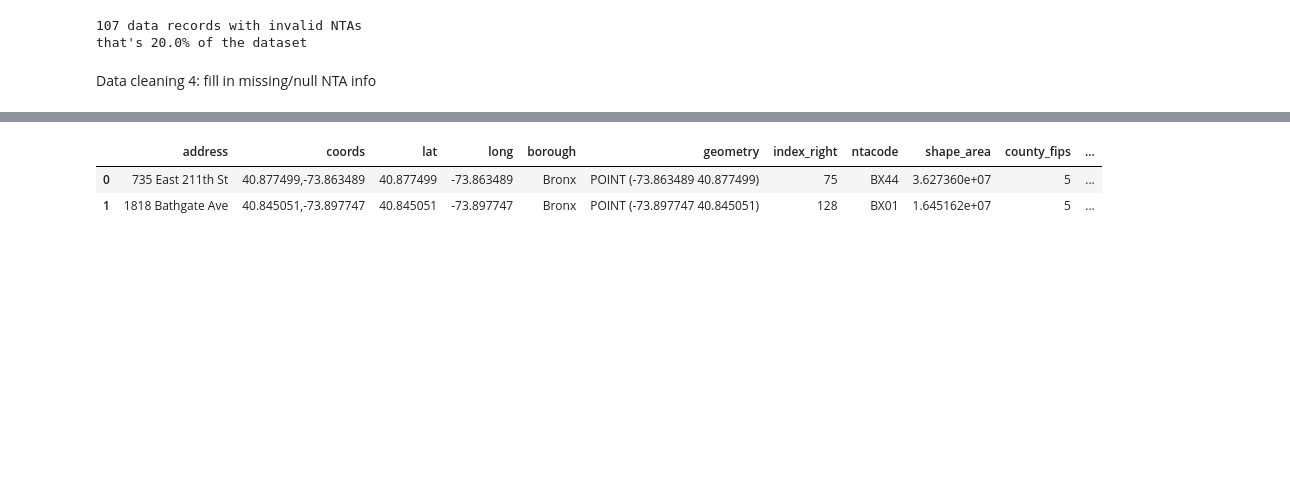
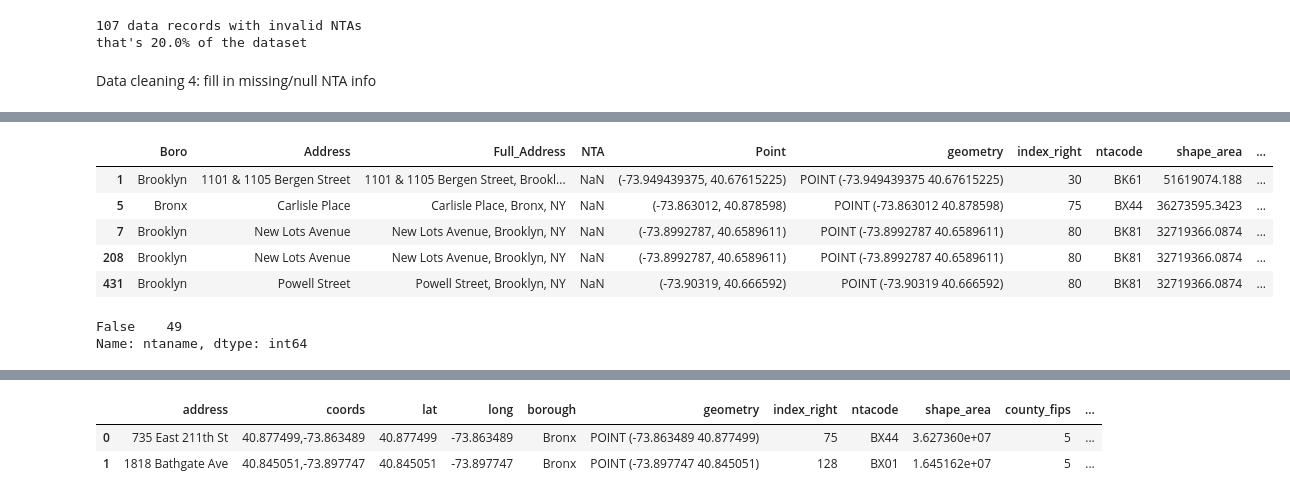
Before and after one commit to leonaisabelle/CUSP-ADS-Project, a Jupyter notebook: preprocessing_notebooks/NYC_Gardens.ipynb, the cells around one changed output, grey strips where cells are left out. Cells and saved outputs as stored; diff of their text form; code cells hidden in the pictures; blank space fills up the shorter version.

Commit message:
Combined combined gardens woohoo

```diff
--- a/preprocessing_notebooks/NYC_Gardens.ipynb
+++ b/preprocessing_notebooks/NYC_Gardens.ipynb
@@ -97,0 +134,3 @@ gardens[gardens.NTA.isnull()].shape
+# %%
+data['Point'] = data.Full_Address.apply(geocode).apply(lambda loc: tuple([loc.point[1], loc.point[0]]) if loc else None)
+data.head()
@@ -97,0 +176,17 @@ gardens[gardens.NTA.isnull()].shape
+# %%
+from shapely.geometry import Point
+import geopandas as gpd
+
+def make_gdf(df, point_col_name='Point'): # eg data.Point
+    df['geometry'] = df[point_col_name].apply(Point)
+    gdf = gpd.GeoDataFrame(df, geometry='geometry')
+    return gdf
+# %%
+# spatial join w nta
+# first, convert to dataframe
+
+gdf = make_gdf(data[data.Point.notnull()])
+gdf.head()
+
+# set projection for gardens to a compatible one
+# gardens_geocode_gdf.crs = nta.crs
@@ -97,0 +209,15 @@ gardens[gardens.NTA.isnull()].shape
+# %%
+joined = join_nta(nta, gdf)
+joined.head()
+# %% [output]
+|  | Boro | Address | Full_Address | NTA | Point | geometry | index_right | ntacode | shape_area | ... |
+| 1 | Brooklyn | 1101 & 1105 Bergen Street | 1101 & 1105 Bergen Street, Brookl... | NaN | (-73.949439375, 40.67615225) | POINT (-73.949439375 40.67615225) | 30 | BK61 | 51619074.188 | ... |
+| 5 | Bronx | Carlisle Place | Carlisle Place, Bronx, NY | NaN | (-73.863012, 40.878598) | POINT (-73.863012 40.878598) | 75 | BX44 | 36273595.3423 | ... |
+| 7 | Brooklyn | New Lots Avenue | New Lots Avenue, Brooklyn, NY | NaN | (-73.8992787, 40.6589611) | POINT (-73.8992787 40.6589611) | 80 | BK81 | 32719366.0874 | ... |
+| 208 | Brooklyn | New Lots Avenue | New Lots Avenue, Brooklyn, NY | NaN | (-73.8992787, 40.6589611) | POINT (-73.8992787 40.6589611) | 80 | BK81 | 32719366.0874 | ... |
+| 431 | Brooklyn | Powell Street | Powell Street, Brooklyn, NY | NaN | (-73.90319, 40.666592) | POINT (-73.90319 40.666592) | 80 | BK81 | 32719366.0874 | ... |
+# %%
+joined.ntaname.isnull().value_counts() # yay all were spatially joined
+# %% [output]
+False    49
+Name: ntaname, dtype: int64
```
Also changed, not shown: parts of 47 cells of this notebook, 2 other files.
